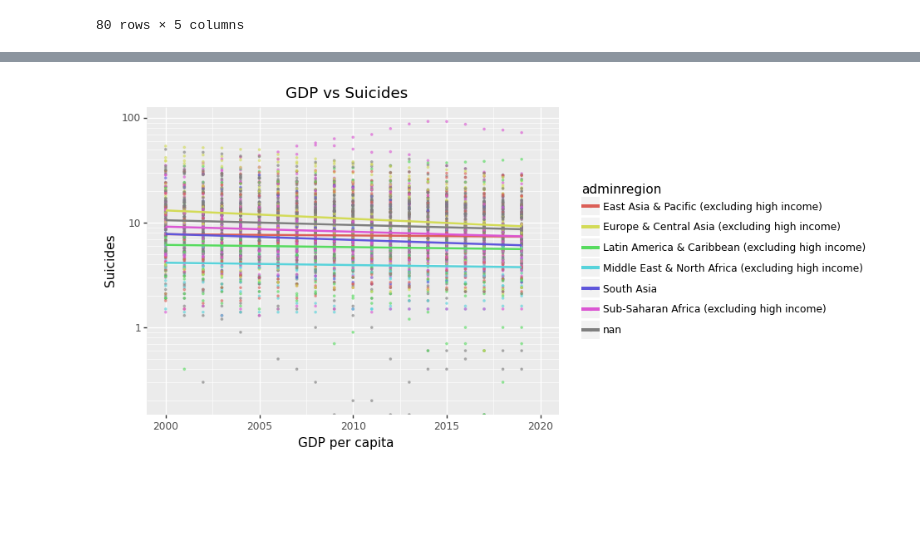
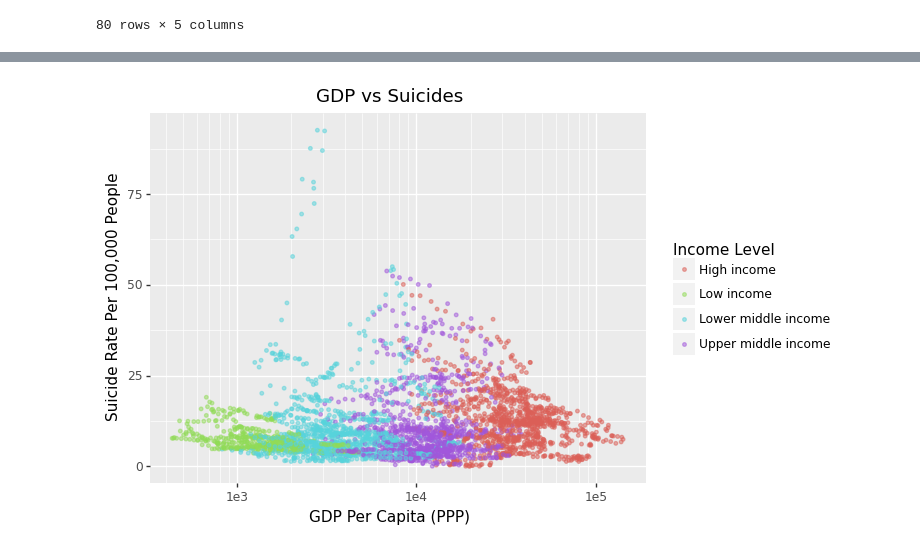
Before and after one commit to wadoodbutt/wadoodbutt.github.io, a Jupyter notebook: final_tutorial.ipynb, the cells around one changed output, grey strips where cells are left out. Cells and saved outputs as stored; diff of their text form; code cells hidden in the pictures; blank space fills up the shorter version.

```diff
--- a/final_tutorial.ipynb
+++ b/final_tutorial.ipynb
@@ -26,21 +28,39 @@ display(raw_data)
 | 13565 | Zimbabwe | ZWE | ZW | 2020 | NaN | NaN | 1.805117e+10 | ... |
 13566 rows × 10 columns
 # %%
+# define variable names for the data columns
 homicides = 'Intentional homicides (per 100,000 people)'
 suicides = 'Suicide mortality rate (per 100,000 population)'
 gdp = 'GDP (current US$)'
 gdp_pc = 'GDP per capita, PPP (current international $)'
 
+# define labels for visualization purposes
 suicide_label = 'Suicide Rate Per 100,000 People'
 gdp_pc_label = 'GDP Per Capita (PPP)'
 
+# drop rows with missing values in the 'suicides' and 'incomeLevel' columns
 data = raw_data.dropna(subset=[suicides, 'incomeLevel'])
-data = data.drop(data[(data['year'] < 2000) | (data['incomeLevel'] == 'Aggregates') | (data['incomeLevel'] == 'Not classified')].index)
-# data = data.astype({'year': 'str'})
+
+# remove rows that don't meet certain conditions:
+# - year must be greater than or equal to 2000
+# - incomeLevel must not be 'Aggregates' or 'Not classified'
+data = data.drop(data[(data['year'] < 2000) | (data['incomeLevel'] == 'Aggregates') | (
+    data['incomeLevel'] == 'Not classified')].index)
+
+# drop unnecessary columns
 data = data.drop(columns=[homicides, 'iso3c', 'iso2c'])
-data = data.rename(columns={f'{gdp}': 'gdp', f'{gdp_pc}': 'gdp_pc', f'{suicides}': 'suicides'})
+
+# rename columns for consistency and clarity
+data = data.rename(
+    columns={f'{gdp}': 'gdp', f'{gdp_pc}': 'gdp_pc', f'{suicides}': 'suicides'})
+
+# remove rows where the country is 'World'
 data = data[data['country'] != 'World']
 
+# reset the index of the DataFrame after removing rows
+data = data.reset_index(drop=True)
+
+# display the resulting DataFrame
 display(data)
 # %% [output]
 |  | country | year | suicides | gdp | gdp_pc | adminregion | incomeLevel |
@@ -177,10 +197,13 @@ print(splot)
 # %%
-splot = ggplot(data[data['year'] >= 2000], aes(x='year', y='suicides', color='adminregion')) +\
-    geom_point(size=0.5, alpha=0.5) + stat_smooth(method='lm', se=False) +\
-    labs(title="GDP vs Suicides",
-         x = "GDP per capita",
-         y = "Suicides") + scale_y_log10()
+# pcatter Plot: GDP vs Suicides
+splot = ggplot(data, aes(x='gdp_pc', y='suicides', color='incomeLevel')) +\
+    geom_point(size=1, alpha=0.5) +\
+    labs(title='GDP vs Suicides',
+         x=gdp_pc_label,
+         y=suicide_label,
+         color='Income Level') +\
+    scale_x_log10()
 
 print(splot)
 # %% [output]
-[figure, old version]
+[figure, new version]
```
Also changed, not shown: parts of 22 cells of this notebook.
